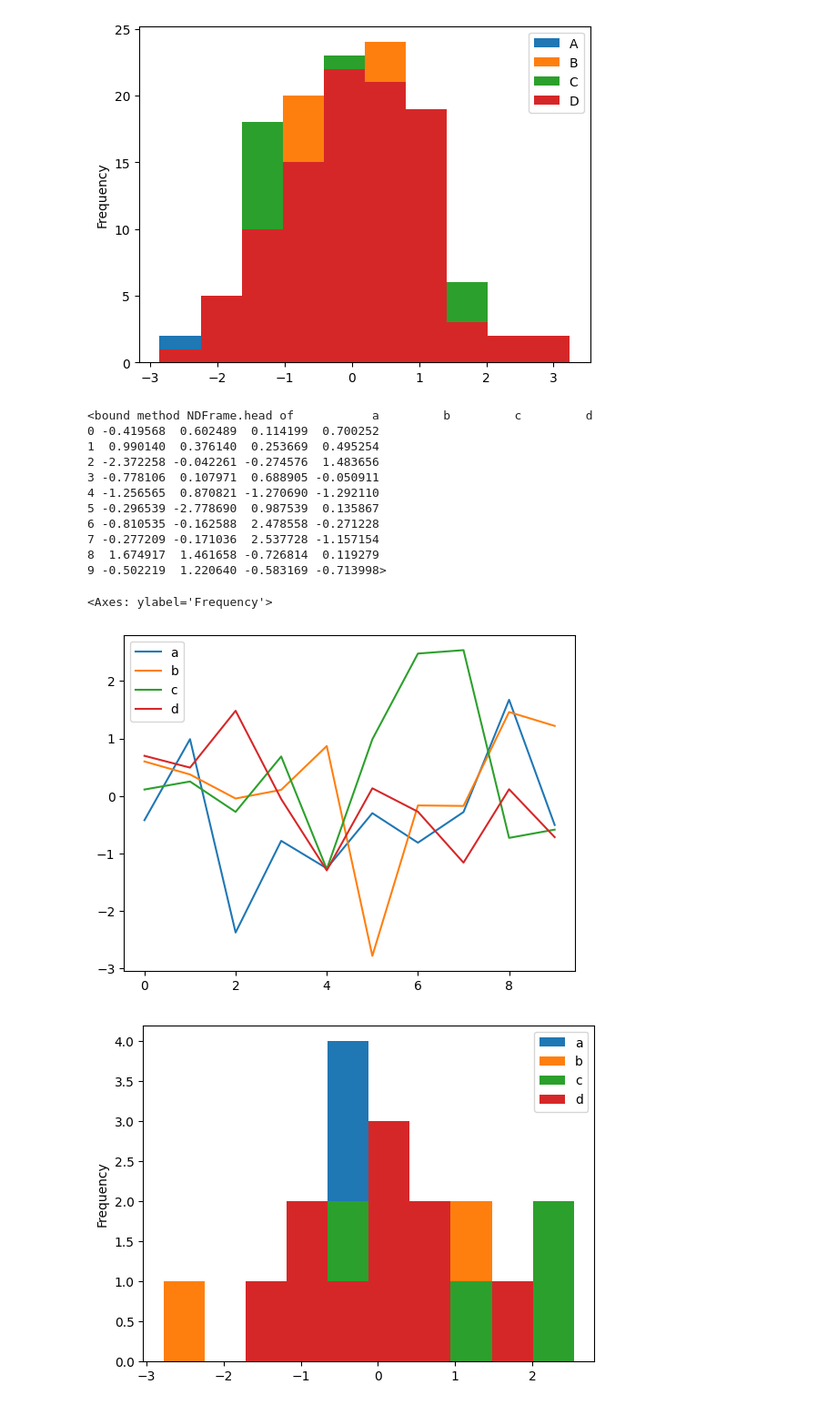
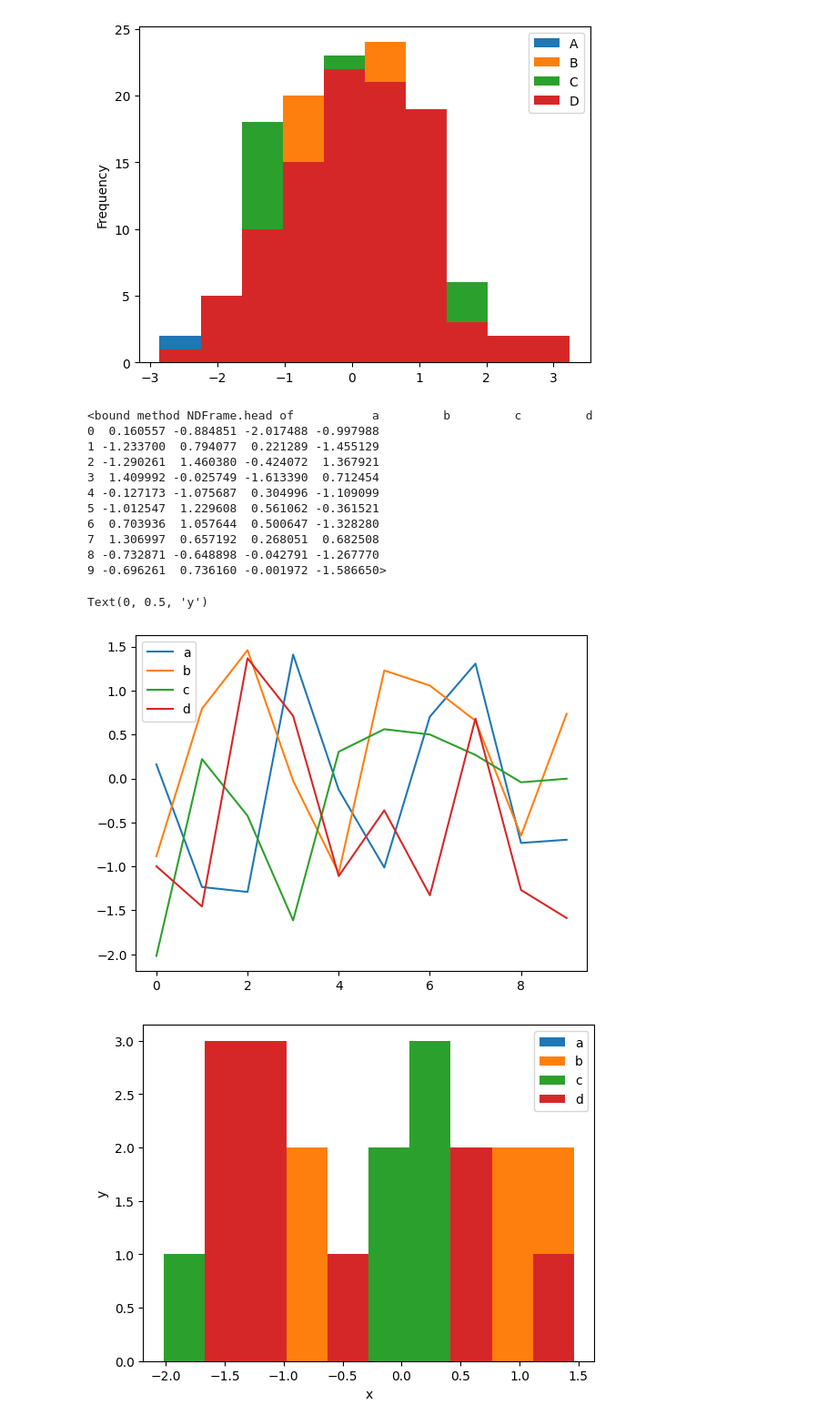
Before and after one commit to prigii/machine-learning-python, a Jupyter notebook: Pandas practice/plot_pandas.ipynb, the cells around one changed output. Shown at 91% size. Drawn from its saved outputs; the diff is of its cells as text; code cells hidden in the pictures.

```diff
--- a/Pandas practice/plot_pandas.ipynb
+++ b/Pandas practice/plot_pandas.ipynb
@@ -18,26 +18,28 @@ df.plot.hist()
 # %%
 import pandas as pd
 import matplotlib.pyplot as plt
 import numpy as np
 
 df = pd.DataFrame(np.random.randn(10, 4), columns=['a', 'b', 'c', 'd'])
 df.plot()
 print(df.head)
 df.plot.hist()
+plt.xlabel('x')
+plt.ylabel('y')
 # %% [output]
 <bound method NDFrame.head of           a         b         c         d
-0 -0.419568  0.602489  0.114199  0.700252
-1  0.990140  0.376140  0.253669  0.495254
-2 -2.372258 -0.042261 -0.274576  1.483656
-3 -0.778106  0.107971  0.688905 -0.050911
-4 -1.256565  0.870821 -1.270690 -1.292110
-5 -0.296539 -2.778690  0.987539  0.135867
-6 -0.810535 -0.162588  2.478558 -0.271228
-7 -0.277209 -0.171036  2.537728 -1.157154
-8  1.674917  1.461658 -0.726814  0.119279
-9 -0.502219  1.220640 -0.583169 -0.713998>
+0  0.160557 -0.884851 -2.017488 -0.997988
+1 -1.233700  0.794077  0.221289 -1.455129
+2 -1.290261  1.460380 -0.424072  1.367921
+3  1.409992 -0.025749 -1.613390  0.712454
+4 -0.127173 -1.075687  0.304996 -1.109099
+5 -1.012547  1.229608  0.561062 -0.361521
+6  0.703936  1.057644  0.500647 -1.328280
+7  1.306997  0.657192  0.268051  0.682508
+8 -0.732871 -0.648898 -0.042791 -1.267770
+9 -0.696261  0.736160 -0.001972 -1.586650>
-<Axes: ylabel='Frequency'>
+Text(0, 0.5, 'y')
-[figure, old version]
+[figure, new version]
-[figure, old version]
+[figure, new version]
 # %%
  # Scatter chart using pairs of points
```
Also changed, not shown: parts of 1 cell of this notebook, 3 other files.
